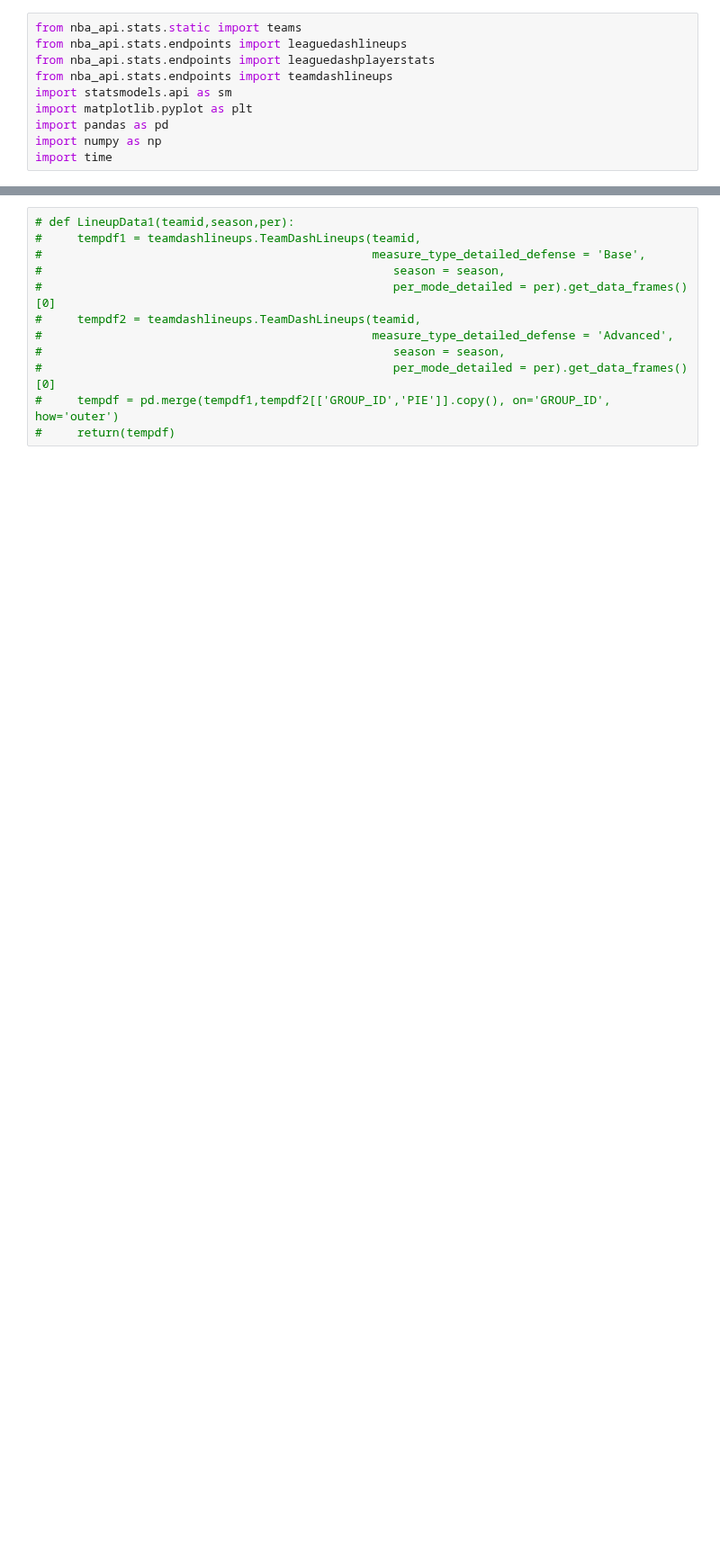
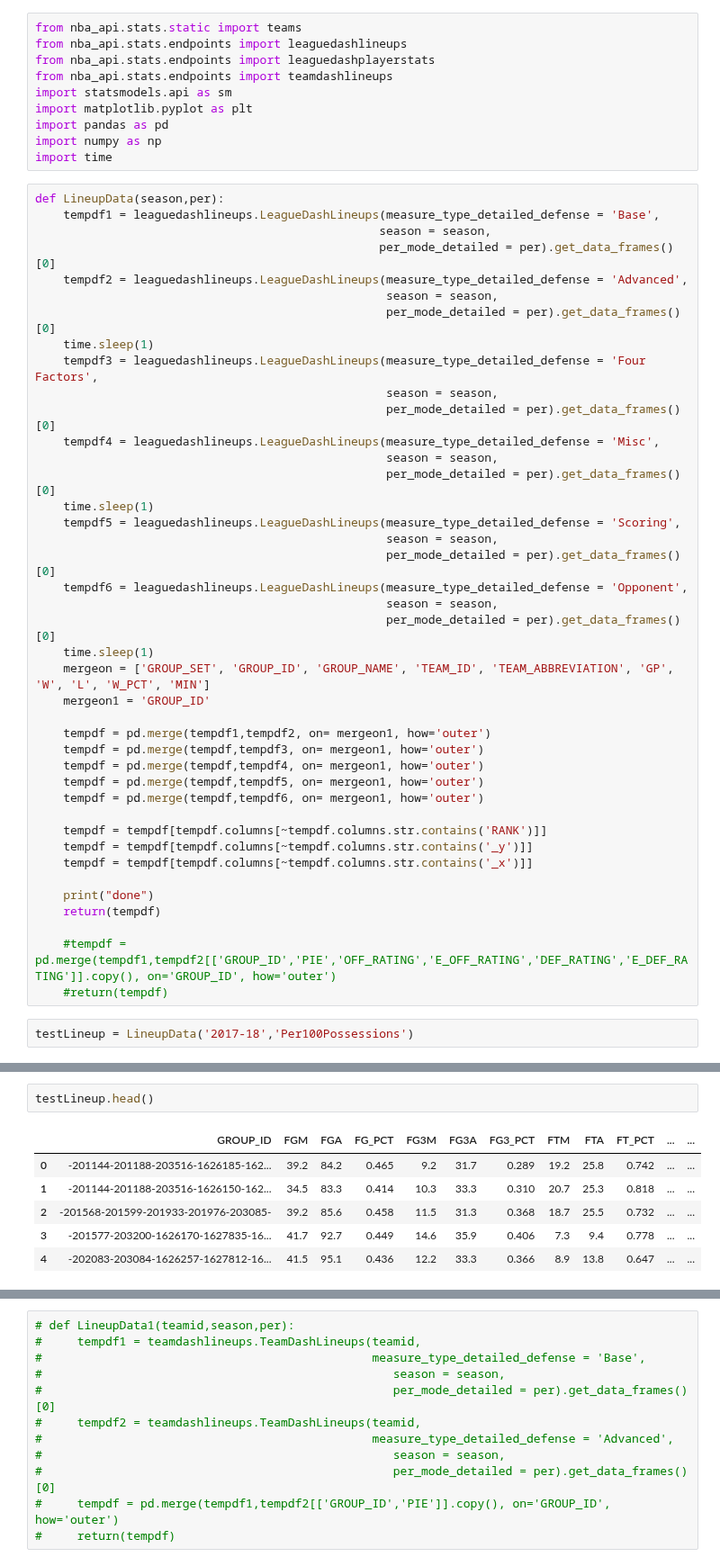
Before and after one commit to DylanHong/Math76, a Jupyter notebook: ChemistryScore.ipynb, the cells around one changed output, grey strips where cells are left out. Shown at 90% size. Drawn from its saved outputs; the diff is of its cells as text; blank space fills up the shorter version.

```diff
--- a/ChemistryScore.ipynb
+++ b/ChemistryScore.ipynb
@@ -8,3 +8,46 @@ import matplotlib.pyplot as plt
 import pandas as pd
 import numpy as np
 import time
+# %%
+def LineupData(season,per):
+    tempdf1 = leaguedashlineups.LeagueDashLineups(measure_type_detailed_defense = 'Base',
+                                                 season = season,
+                                                 per_mode_detailed = per).get_data_frames()[0]
+    tempdf2 = leaguedashlineups.LeagueDashLineups(measure_type_detailed_defense = 'Advanced',
+                                                  season = season,
+                                                  per_mode_detailed = per).get_data_frames()[0]
+    time.sleep(1)
+    tempdf3 = leaguedashlineups.LeagueDashLineups(measure_type_detailed_defense = 'Four Factors',
+                                                  season = season,
+                                                  per_mode_detailed = per).get_data_frames()[0]
+    tempdf4 = leaguedashlineups.LeagueDashLineups(measure_type_detailed_defense = 'Misc',
+                                                  season = season,
+                                                  per_mode_detailed = per).get_data_frames()[0]
+    time.sleep(1)
+    tempdf5 = leaguedashlineups.LeagueDashLineups(measure_type_detailed_defense = 'Scoring',
+                                                  season = season,
+                                                  per_mode_detailed = per).get_data_frames()[0]
+    tempdf6 = leaguedashlineups.LeagueDashLineups(measure_type_detailed_defense = 'Opponent',
+                                                  season = season,
+                                                  per_mode_detailed = per).get_data_frames()[0]
+    time.sleep(1)
+    mergeon = ['GROUP_SET', 'GROUP_ID', 'GROUP_NAME', 'TEAM_ID', 'TEAM_ABBREVIATION', 'GP', 'W', 'L', 'W_PCT', 'MIN']
+    mergeon1 = 'GROUP_ID'
+
+    tempdf = pd.merge(tempdf1,tempdf2, on= mergeon1, how='outer')
+    tempdf = pd.merge(tempdf,tempdf3, on= mergeon1, how='outer')
+    tempdf = pd.merge(tempdf,tempdf4, on= mergeon1, how='outer')
+    tempdf = pd.merge(tempdf,tempdf5, on= mergeon1, how='outer')
+    tempdf = pd.merge(tempdf,tempdf6, on= mergeon1, how='outer')
+
+    tempdf = tempdf[tempdf.columns[~tempdf.columns.str.contains('RANK')]]
+    tempdf = tempdf[tempdf.columns[~tempdf.columns.str.contains('_y')]]
+    tempdf = tempdf[tempdf.columns[~tempdf.columns.str.contains('_x')]]
+
+    print("done")
+    return(tempdf)
+
+    #tempdf = pd.merge(tempdf1,tempdf2[['GROUP_ID','PIE','OFF_RATING','E_OFF_RATING','DEF_RATING','E_DEF_RATING']].copy(), on='GROUP_ID', how='outer')
+    #return(tempdf)
+# %%
+testLineup = LineupData('2017-18','Per100Possessions')
@@ -10,0 +56,9 @@ import time
+# %%
+testLineup.head()
+# %% [output]
+|  | GROUP_ID | FGM | FGA | FG_PCT | FG3M | FG3A | FG3_PCT | FTM | FTA | FT_PCT | ... | ... |
+| 0 | -201144-201188-203516-1626185-162... | 39.2 | 84.2 | 0.465 | 9.2 | 31.7 | 0.289 | 19.2 | 25.8 | 0.742 | ... | ... |
+| 1 | -201144-201188-203516-1626150-162... | 34.5 | 83.3 | 0.414 | 10.3 | 33.3 | 0.310 | 20.7 | 25.3 | 0.818 | ... | ... |
+| 2 | -201568-201599-201933-201976-203085- | 39.2 | 85.6 | 0.458 | 11.5 | 31.3 | 0.368 | 18.7 | 25.5 | 0.732 | ... | ... |
+| 3 | -201577-203200-1626170-1627835-16... | 41.7 | 92.7 | 0.449 | 14.6 | 35.9 | 0.406 | 7.3 | 9.4 | 0.778 | ... | ... |
+| 4 | -202083-203084-1626257-1627812-16... | 41.5 | 95.1 | 0.436 | 12.2 | 33.3 | 0.366 | 8.9 | 13.8 | 0.647 | ... | ... |
```
Also changed, not shown: parts of 9 cells of this notebook.
